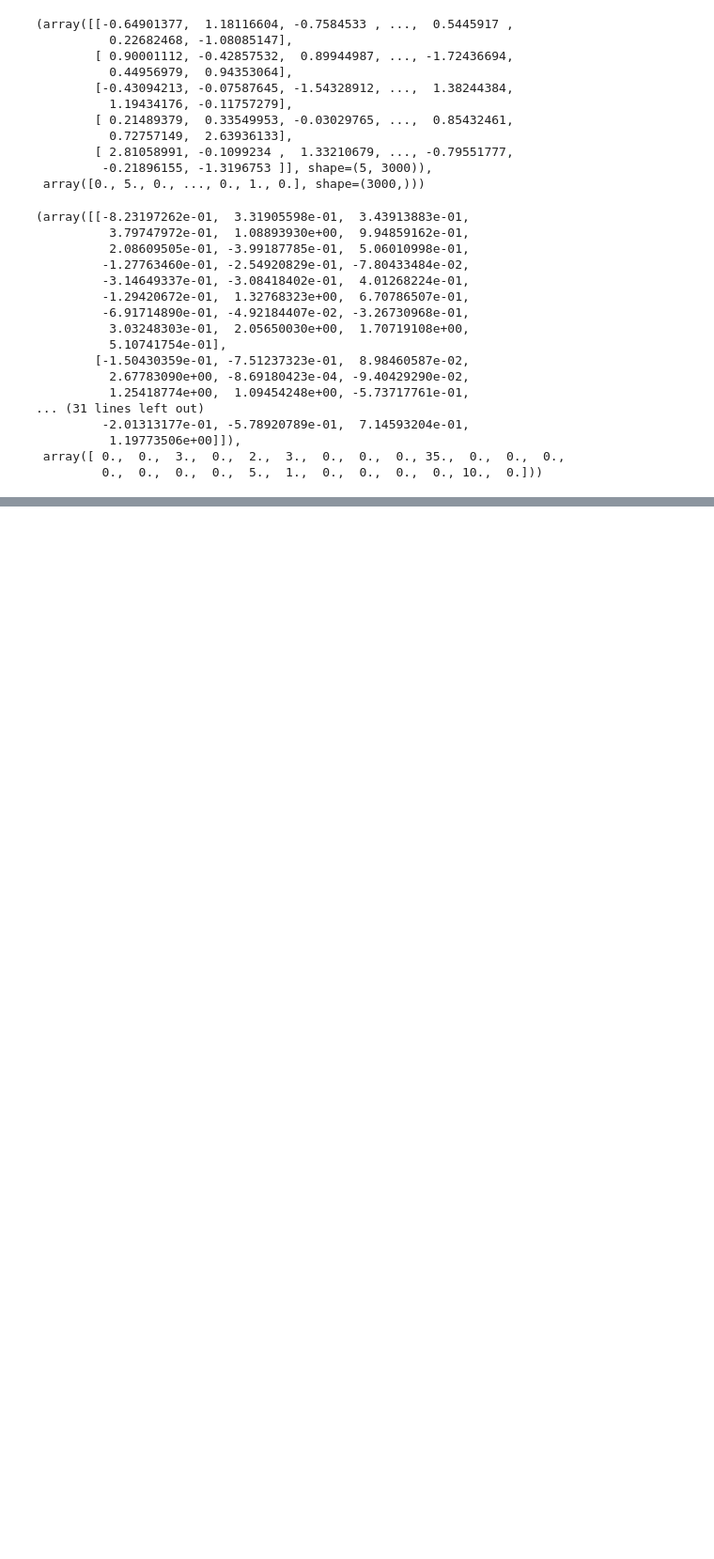
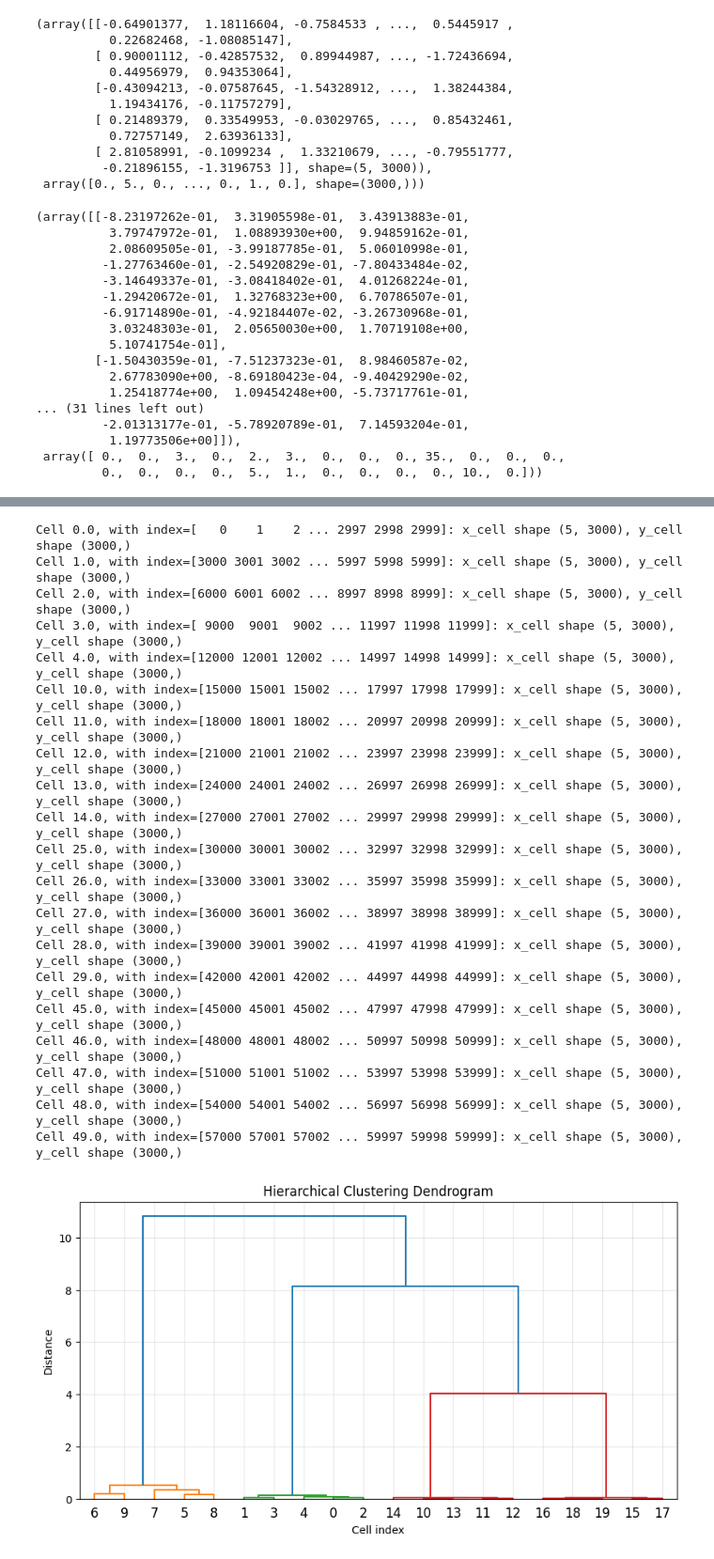
Before and after one commit to shtem/BIOL61230_poisson_neural_net, a Jupyter notebook: data_playbook.ipynb, the cells around one changed output, grey strips where cells are left out. Shown at 94% size. Drawn from its saved outputs; the diff is of its cells as text; code cells hidden in the pictures; blank space fills up the shorter version.

Commit message:
Added clustering analysis to data notebook, and neural network notebook

```diff
--- a/data_playbook.ipynb
+++ b/data_playbook.ipynb
@@ -232,0 +305,31 @@ plot_covariates_and_spikes(X, Y, cell_idx=0, trial_idx=0)
+# %%
+def scale_features(features):
+    # scale features for fair clustering
+    return StandardScaler().fit_transform(features)
+# %%
+# KMeans clutering
+def kmeans_cluster(features, n_clusters=2):
+   # Compute kmeans clustering
+    kmeans = KMeans(n_clusters=n_clusters, random_state=0)
+    labels = kmeans.fit_predict(features)
+
+    return labels
+# %%
+def hierarchical_cluster(features, method="ward", max_clusters=None):
+    # Compute linkage matrix
+    Z = linkage(features, method=method)
+
+    # Plot dendrogram
+    plt.figure(figsize=(10, 5))
+    dendrogram(Z)
+    plt.title("Hierarchical Clustering Dendrogram")
+    plt.xlabel("Cell index")
+    plt.ylabel("Distance")
+    plt.grid(alpha=0.3)
+    plt.show()
+
+    # If user wants automatic cluster extraction
+    if max_clusters is not None:
+        labels = fcluster(Z, max_clusters, criterion='maxclust')
+        return labels
+    return None
@@ -232,0 +396,34 @@ plot_covariates_and_spikes(X, Y, cell_idx=0, trial_idx=0)
+# %%
+# Option 1: correlation features
+corr_features = extract_corr_features(X, Y, cell_ids)
+corr_scaled = scale_features(corr_features)
+corr_labels = kmeans_cluster(corr_scaled, n_clusters=3)
+corr_labels_2 = hierarchical_cluster(corr_scaled, max_clusters=5)
+
+# Option 2: GLM weight features
+glm_features = extract_glm_features(X, Y, cell_ids)
+glm_scaled = scale_features(glm_features)
+glm_labels = kmeans_cluster(glm_scaled, n_clusters=3)
+glm_labels_2 = hierarchical_cluster(glm_scaled, max_clusters=5)
+# %% [output]
+Cell 0.0, with index=[   0    1    2 ... 2997 2998 2999]: x_cell shape (5, 3000), y_cell shape (3000,)
+Cell 1.0, with index=[3000 3001 3002 ... 5997 5998 5999]: x_cell shape (5, 3000), y_cell shape (3000,)
+Cell 2.0, with index=[6000 6001 6002 ... 8997 8998 8999]: x_cell shape (5, 3000), y_cell shape (3000,)
+Cell 3.0, with index=[ 9000  9001  9002 ... 11997 11998 11999]: x_cell shape (5, 3000), y_cell shape (3000,)
+Cell 4.0, with index=[12000 12001 12002 ... 14997 14998 14999]: x_cell shape (5, 3000), y_cell shape (3000,)
+Cell 10.0, with index=[15000 15001 15002 ... 17997 17998 17999]: x_cell shape (5, 3000), y_cell shape (3000,)
+Cell 11.0, with index=[18000 18001 18002 ... 20997 20998 20999]: x_cell shape (5, 3000), y_cell shape (3000,)
+Cell 12.0, with index=[21000 21001 21002 ... 23997 23998 23999]: x_cell shape (5, 3000), y_cell shape (3000,)
+Cell 13.0, with index=[24000 24001 24002 ... 26997 26998 26999]: x_cell shape (5, 3000), y_cell shape (3000,)
+Cell 14.0, with index=[27000 27001 27002 ... 29997 29998 29999]: x_cell shape (5, 3000), y_cell shape (3000,)
+Cell 25.0, with index=[30000 30001 30002 ... 32997 32998 32999]: x_cell shape (5, 3000), y_cell shape (3000,)
+Cell 26.0, with index=[33000 33001 33002 ... 35997 35998 35999]: x_cell shape (5, 3000), y_cell shape (3000,)
+Cell 27.0, with index=[36000 36001 36002 ... 38997 38998 38999]: x_cell shape (5, 3000), y_cell shape (3000,)
+Cell 28.0, with index=[39000 39001 39002 ... 41997 41998 41999]: x_cell shape (5, 3000), y_cell shape (3000,)
+Cell 29.0, with index=[42000 42001 42002 ... 44997 44998 44999]: x_cell shape (5, 3000), y_cell shape (3000,)
+Cell 45.0, with index=[45000 45001 45002 ... 47997 47998 47999]: x_cell shape (5, 3000), y_cell shape (3000,)
+Cell 46.0, with index=[48000 48001 48002 ... 50997 50998 50999]: x_cell shape (5, 3000), y_cell shape (3000,)
+Cell 47.0, with index=[51000 51001 51002 ... 53997 53998 53999]: x_cell shape (5, 3000), y_cell shape (3000,)
+Cell 48.0, with index=[54000 54001 54002 ... 56997 56998 56999]: x_cell shape (5, 3000), y_cell shape (3000,)
+Cell 49.0, with index=[57000 57001 57002 ... 59997 59998 59999]: x_cell shape (5, 3000), y_cell shape (3000,)
+[figure, added]
```
Also changed, not shown: parts of 23 cells of this notebook, 1 other file.
